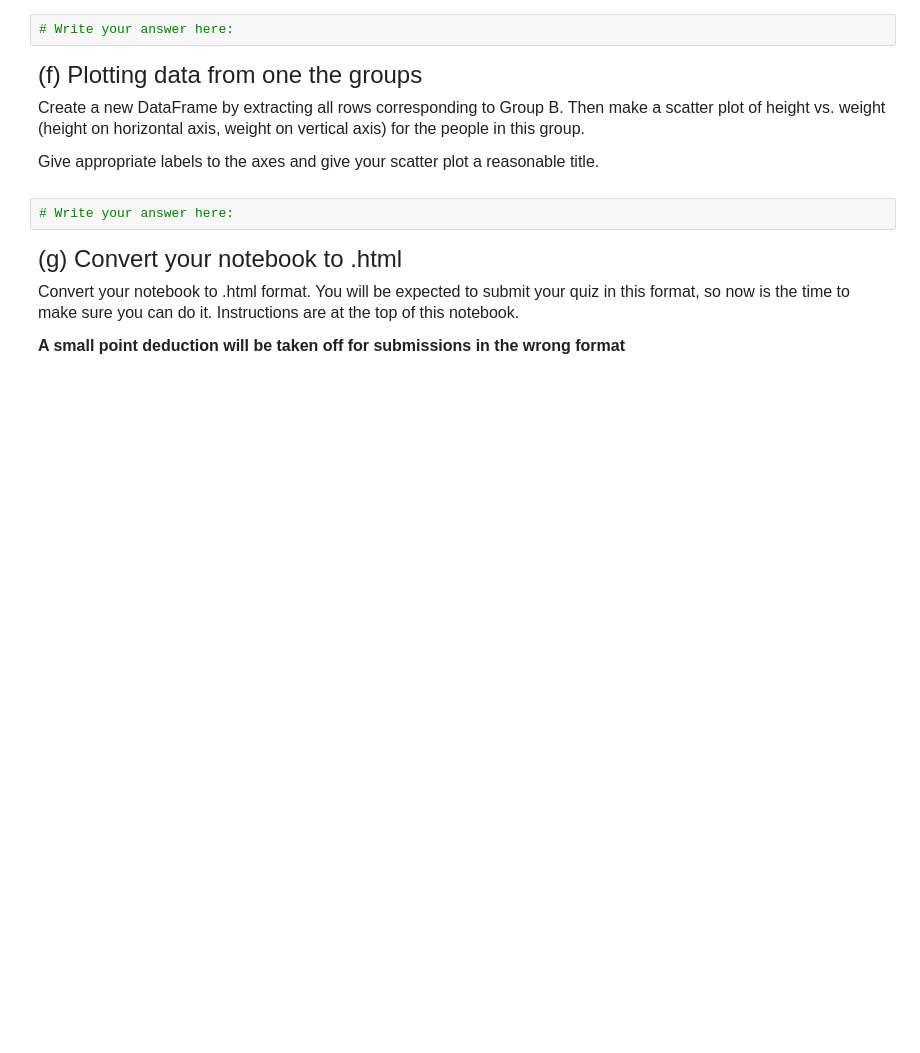
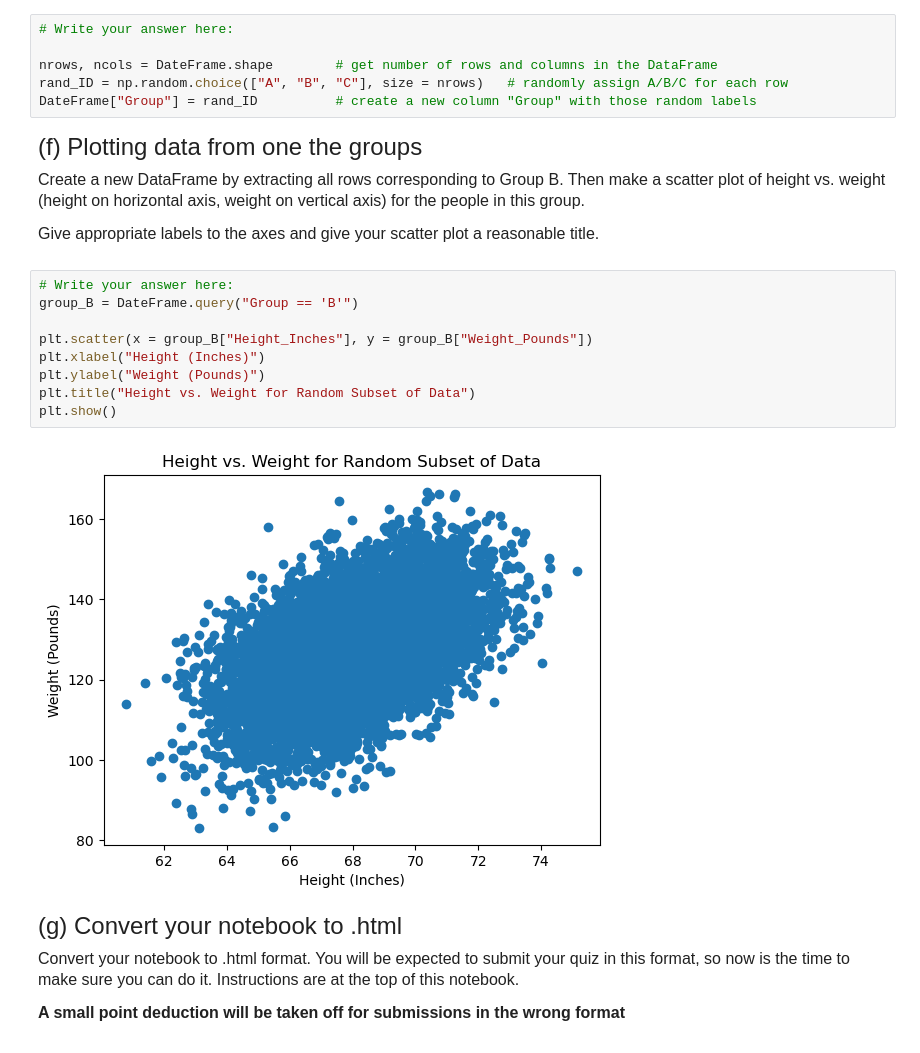
Before and after one commit to hche557/qtm151fall2025, a Jupyter notebook: practice/practice_quiz_2/practice_quiz.ipynb, the cells around one changed output. Saved outputs shown, nothing was run; the diff lists cells and outputs as text; blank space fills up the shorter version.

```diff
--- a/practice/practice_quiz_2/practice_quiz.ipynb
+++ b/practice/practice_quiz_2/practice_quiz.ipynb
@@ -197,6 +244,10 @@ Randomly assign each person in the dataset one of three possible strings: ``"A"`
 **Hint**: Randomly choosing among 3 strings is not much different from randomly choosing among 4 numbers, which is what we did in Lecture 11
 # %%
 # Write your answer here:
+
+nrows, ncols = DateFrame.shape        # get number of rows and columns in the DataFrame
+rand_ID = np.random.choice(["A", "B", "C"], size = nrows)   # randomly assign A/B/C for each row
+DateFrame["Group"] = rand_ID          # create a new column "Group" with those random labels
 # %% [markdown]
 <font size = "5">
 
@@ -209,6 +260,15 @@ Create a new DataFrame by extracting all rows corresponding to Group B. Then mak
 Give appropriate labels to the axes and give your scatter plot a reasonable title.
 # %%
 # Write your answer here:
+group_B = DateFrame.query("Group == 'B'")
+
+plt.scatter(x = group_B["Height_Inches"], y = group_B["Weight_Pounds"])
+plt.xlabel("Height (Inches)")
+plt.ylabel("Weight (Pounds)")
+plt.title("Height vs. Weight for Random Subset of Data")
+plt.show()
+# %% [output]
+[figure, added]
 # %% [markdown]
 <font size = "5">
 
```
Also changed, not shown: parts of 2 cells of this notebook, 1 other file.
